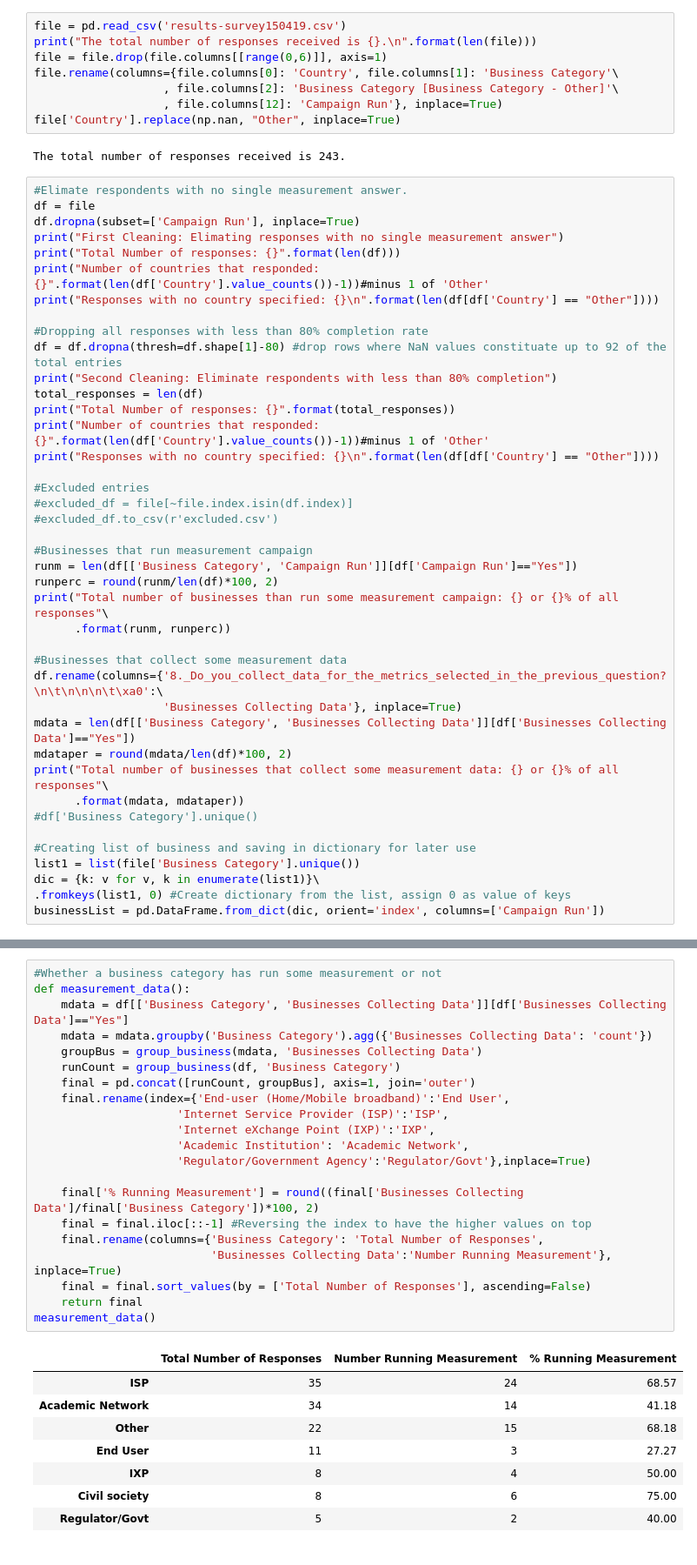
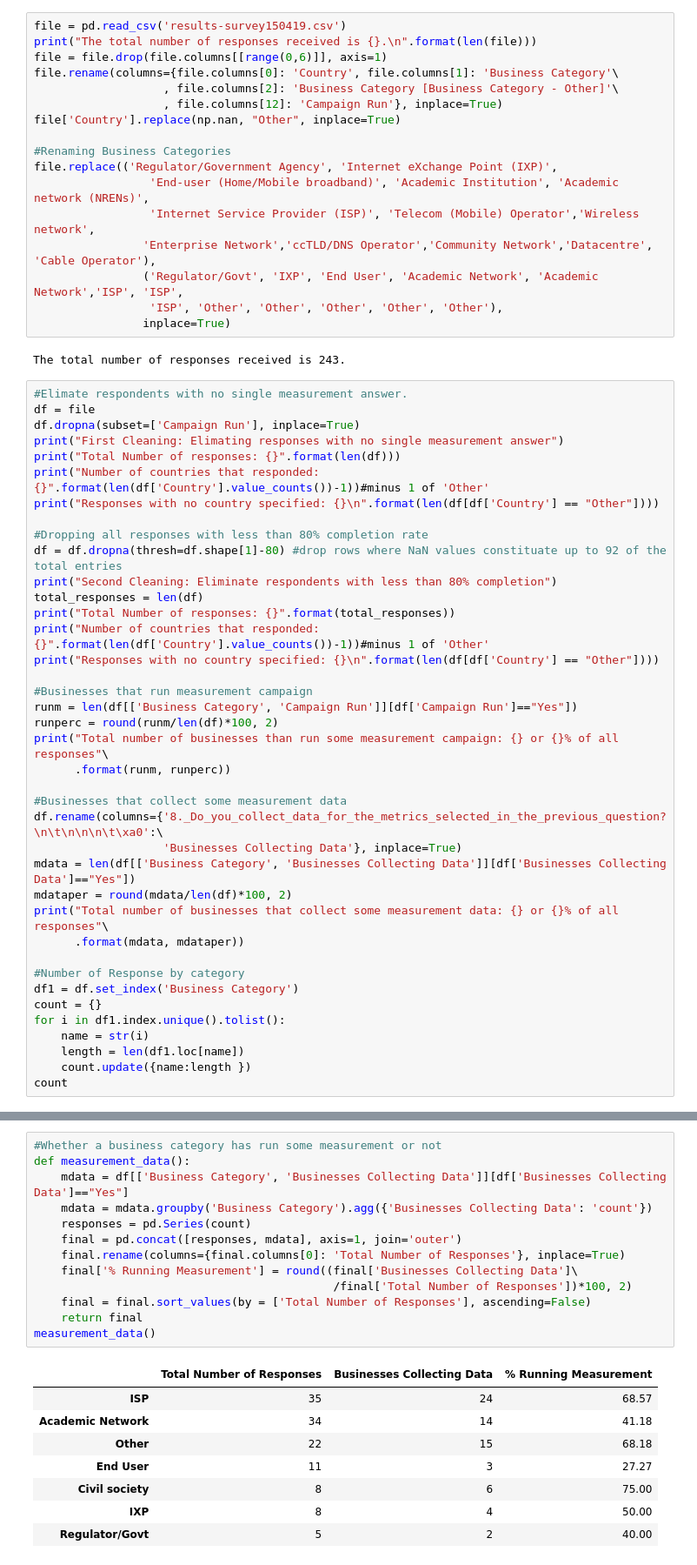
Before and after one commit to AFRINIC-Labs/Africa_Internet_Measurement_Survey, a Jupyter notebook: survey_analysis.ipynb, the cells around one changed output, grey strips where cells are left out. Shown at 87% size. Drawn from its saved outputs; the diff is of its cells as text.

```diff
--- a/survey_analysis.ipynb
+++ b/survey_analysis.ipynb
@@ -13,6 +13,15 @@ file.rename(columns={file.columns[0]: 'Country', file.columns[1]: 'Business Cate
                    , file.columns[2]: 'Business Category [Business Category - Other]'\
                    , file.columns[12]: 'Campaign Run'}, inplace=True)
 file['Country'].replace(np.nan, "Other", inplace=True)
+
+#Renaming Business Categories
+file.replace(('Regulator/Government Agency', 'Internet eXchange Point (IXP)',
+                 'End-user (Home/Mobile broadband)', 'Academic Institution', 'Academic network (NRENs)',
+                 'Internet Service Provider (ISP)', 'Telecom (Mobile) Operator','Wireless network',
+                'Enterprise Network','ccTLD/DNS Operator','Community Network','Datacentre', 'Cable Operator'),
+                ('Regulator/Govt', 'IXP', 'End User', 'Academic Network', 'Academic Network','ISP', 'ISP',
+                 'ISP', 'Other', 'Other', 'Other', 'Other', 'Other'),
+                inplace=True)
 # %% [output]
 The total number of responses received is 243.
 # %%
@@ -32,10 +41,6 @@ print("Total Number of responses: {}".format(total_responses))
 print("Number of countries that responded: {}".format(len(df['Country'].value_counts())-1))#minus 1 of 'Other'
 print("Responses with no country specified: {}\n".format(len(df[df['Country'] == "Other"])))
 
-#Excluded entries
-#excluded_df = file[~file.index.isin(df.index)]
-#excluded_df.to_csv(r'excluded.csv')
-
 #Businesses that run measurement campaign
 runm = len(df[['Business Category', 'Campaign Run']][df['Campaign Run']=="Yes"])
 runperc = round(runm/len(df)*100, 2)
@@ -49,13 +54,15 @@ mdata = len(df[['Business Category', 'Businesses Collecting Data']][df['Business
 mdataper = round(mdata/len(df)*100, 2)
 print("Total number of businesses that collect some measurement data: {} or {}% of all responses"\
       .format(mdata, mdataper))
-#df['Business Category'].unique()
 
-#Creating list of business and saving in dictionary for later use
-list1 = list(file['Business Category'].unique())
-dic = {k: v for v, k in enumerate(list1)}\
-.fromkeys(list1, 0) #Create dictionary from the list, assign 0 as value of keys
-businessList = pd.DataFrame.from_dict(dic, orient='index', columns=['Campaign Run'])
+#Number of Response by category
+df1 = df.set_index('Business Category')
+count = {}
+for i in df1.index.unique().tolist():
+    name = str(i)
+    length = len(df1.loc[name])
+    count.update({name:length })
+count
 # %% [output]
 First Cleaning: Elimating responses with no single measurement answer
 Total Number of responses: 162
@@ -180,32 +123,24 @@ measurement_campaign()
 # %%
 #Whether a business category has run some measurement or not
 def measurement_data():
     mdata = df[['Business Category', 'Businesses Collecting Data']][df['Businesses Collecting Data']=="Yes"]
     mdata = mdata.groupby('Business Category').agg({'Businesses Collecting Data': 'count'})
-    groupBus = group_business(mdata, 'Businesses Collecting Data')
-    runCount = group_business(df, 'Business Category')
-    final = pd.concat([runCount, groupBus], axis=1, join='outer')
-    final.rename(index={'End-user (Home/Mobile broadband)':'End User',
-                     'Internet Service Provider (ISP)':'ISP',
-                     'Internet eXchange Point (IXP)':'IXP',
-                     'Academic Institution': 'Academic Network',
-                     'Regulator/Government Agency':'Regulator/Govt'},inplace=True)
-
-    final['% Running Measurement'] = round((final['Businesses Collecting Data']/final['Business Category'])*100, 2)
-    final = final.iloc[::-1] #Reversing the index to have the higher values on top
-    final.rename(columns={'Business Category': 'Total Number of Responses',
-                          'Businesses Collecting Data':'Number Running Measurement'}, inplace=True)
+    responses = pd.Series(count)
+    final = pd.concat([responses, mdata], axis=1, join='outer')
+    final.rename(columns={final.columns[0]: 'Total Number of Responses'}, inplace=True)
+    final['% Running Measurement'] = round((final['Businesses Collecting Data']\
+                                            /final['Total Number of Responses'])*100, 2)
     final = final.sort_values(by = ['Total Number of Responses'], ascending=False)
     return final
 measurement_data()
 # %% [output]
-|  | Total Number of Responses | Number Running Measurement | % Running Measurement |
+|  | Total Number of Responses | Businesses Collecting Data | % Running Measurement |
 | ISP | 35 | 24 | 68.57 |
 | Academic Network | 34 | 14 | 41.18 |
 | Other | 22 | 15 | 68.18 |
 | End User | 11 | 3 | 27.27 |
+| Civil society | 8 | 6 | 75.00 |
 | IXP | 8 | 4 | 50.00 |
-| Civil society | 8 | 6 | 75.00 |
 | Regulator/Govt | 5 | 2 | 40.00 |
 # %%
 #Purpose of Running Business
```
Also changed, not shown: parts of 13 cells of this notebook.
